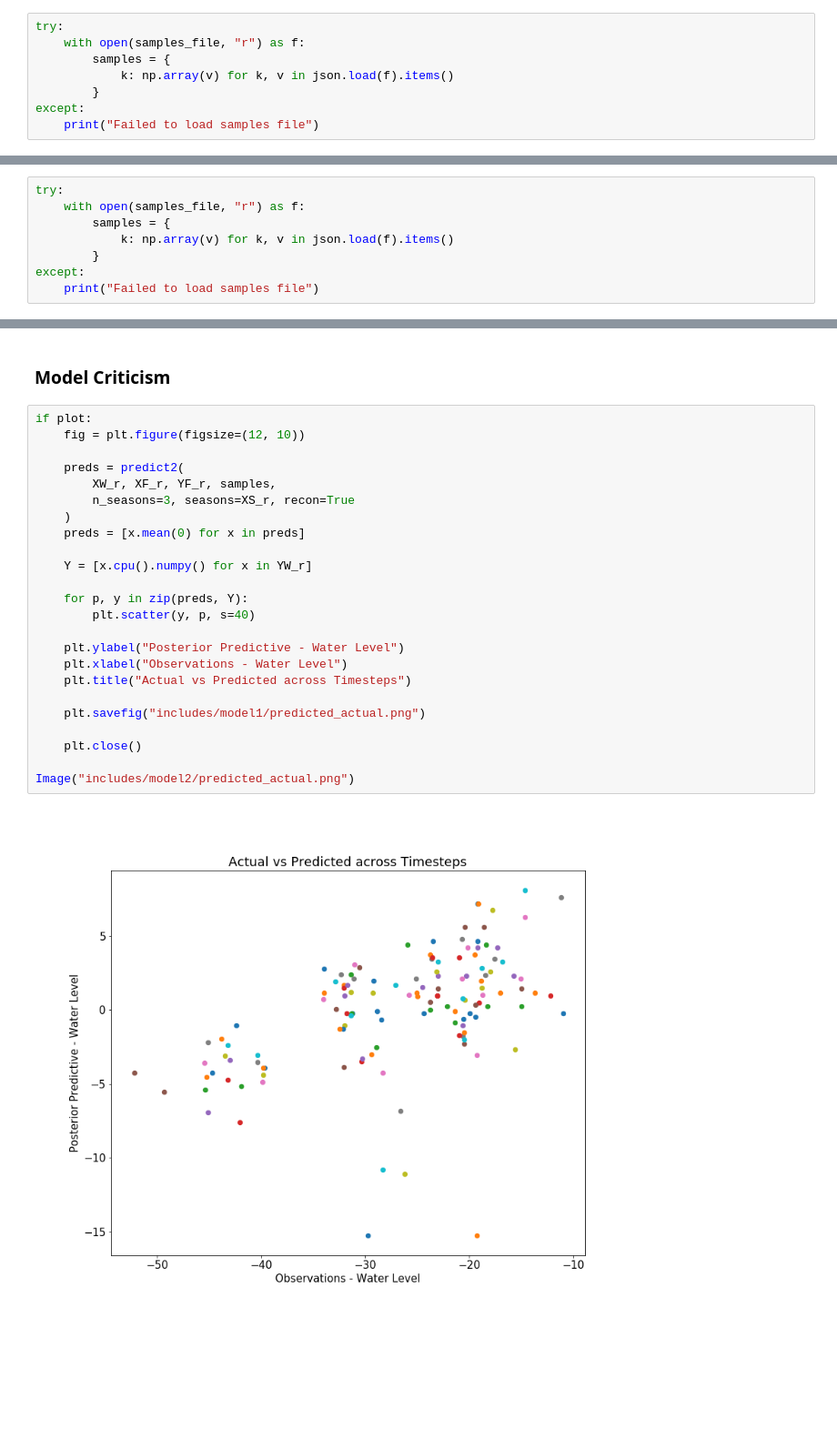
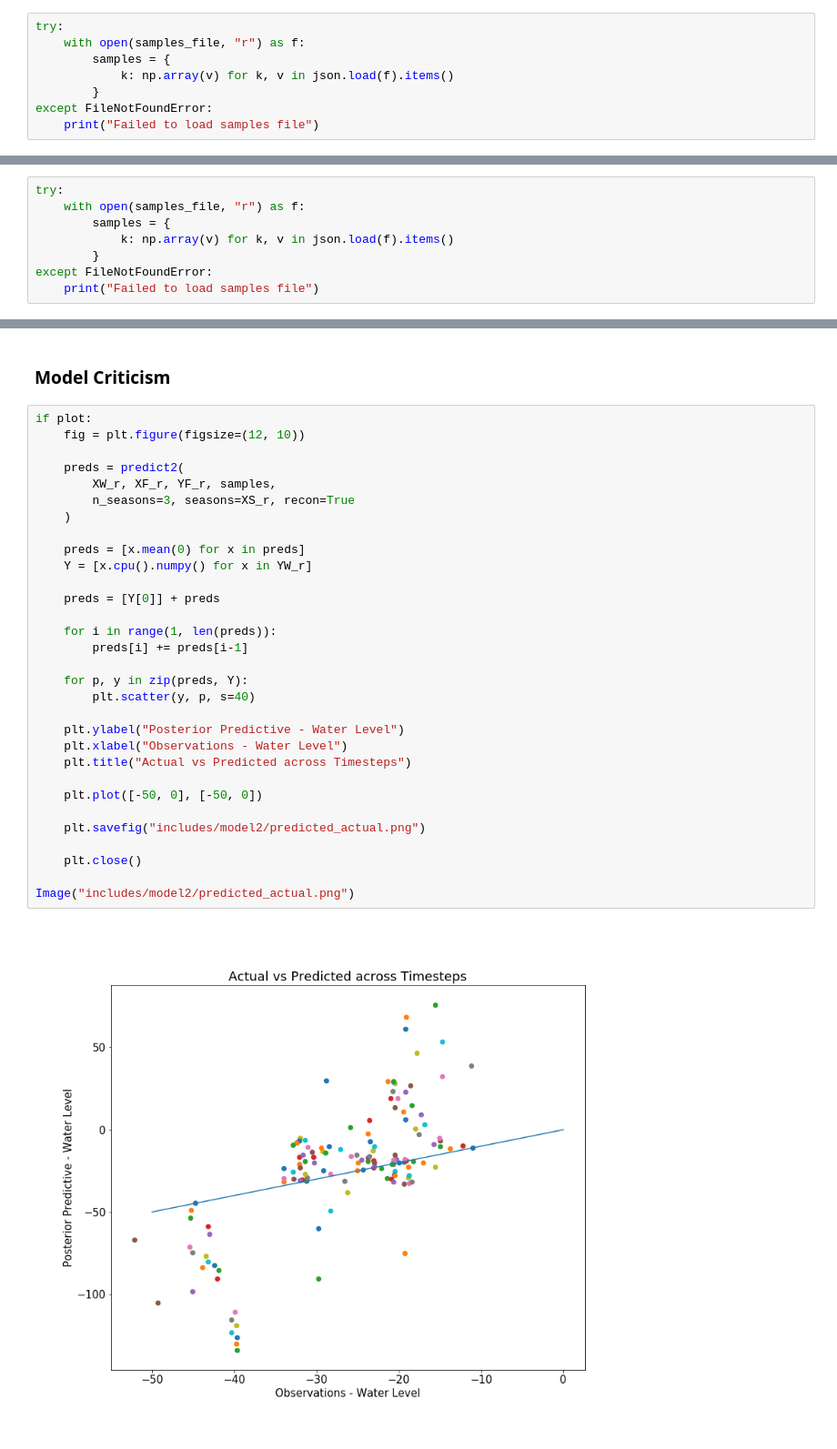
Before and after one commit to M-Harrington/probprog-finalproject, a Jupyter notebook: code.ipynb, the cells around one changed output, grey strips where cells are left out. Shown at 91% size. Drawn from its saved outputs; the diff is of its cells as text; blank space fills up the shorter version.

```diff
--- a/code.ipynb
+++ b/code.ipynb
@@ -438,7 +431,7 @@ try:
         samples = {
             k: np.array(v) for k, v in json.load(f).items()
         }
-except:
+except FileNotFoundError:
     print("Failed to load samples file")
 # %%
 if train:
@@ -568,7 +515,7 @@ try:
         samples = {
             k: np.array(v) for k, v in json.load(f).items()
         }
-except:
+except FileNotFoundError:
     print("Failed to load samples file")
 # %%
 if train:
@@ -1037,26 +917,33 @@ Image("includes/model1/sf.png")
 # %%
 if plot:
     fig = plt.figure(figsize=(12, 10))
 
     preds = predict2(
         XW_r, XF_r, YF_r, samples,
         n_seasons=3, seasons=XS_r, recon=True
     )
+
     preds = [x.mean(0) for x in preds]
+    Y = [x.cpu().numpy() for x in YW_r]
 
-    Y = [x.cpu().numpy() for x in YW_r]
+    preds = [Y[0]] + preds
+
+    for i in range(1, len(preds)):
+        preds[i] += preds[i-1]
 
     for p, y in zip(preds, Y):
         plt.scatter(y, p, s=40)
 
     plt.ylabel("Posterior Predictive - Water Level")
     plt.xlabel("Observations - Water Level")
     plt.title("Actual vs Predicted across Timesteps")
 
-    plt.savefig("includes/model1/predicted_actual.png")
+    plt.plot([-50, 0], [-50, 0])
+
+    plt.savefig("includes/model2/predicted_actual.png")
 
     plt.close()
 
 Image("includes/model2/predicted_actual.png")
 # %% [output]
-[figure, old version]
+[figure, new version]
```
Also changed, not shown: parts of 22 cells of this notebook, 41 other files.
